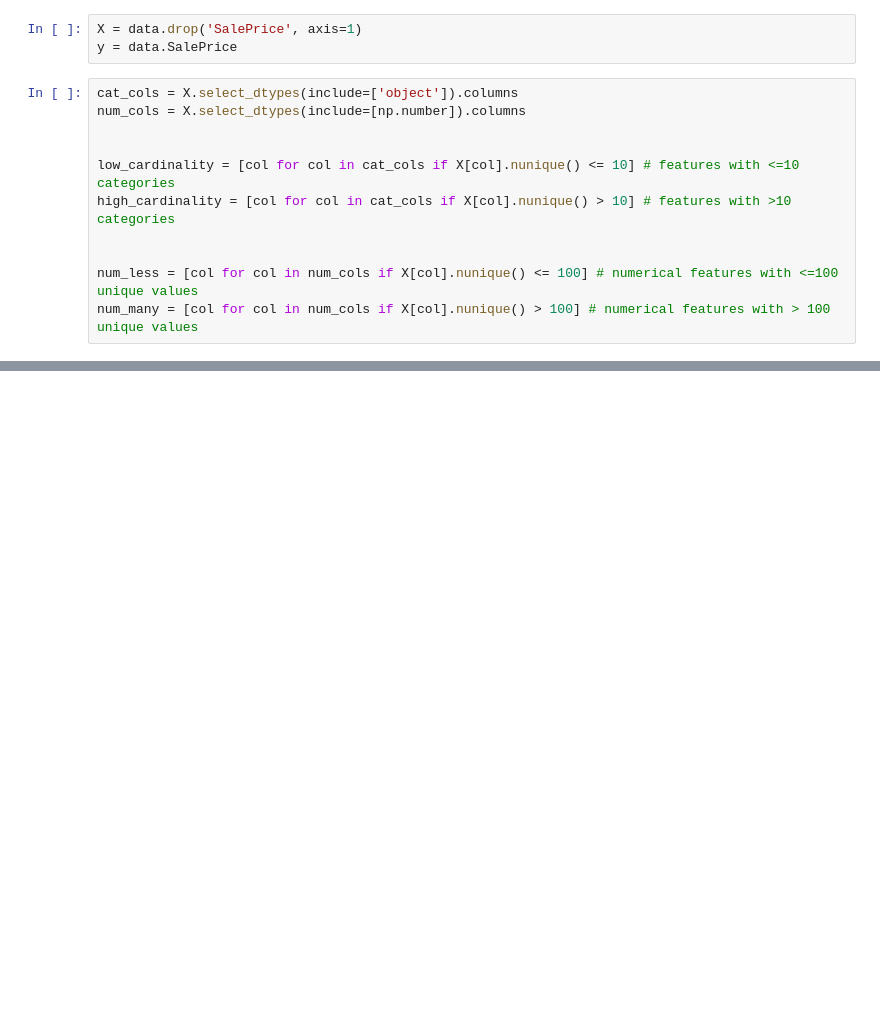
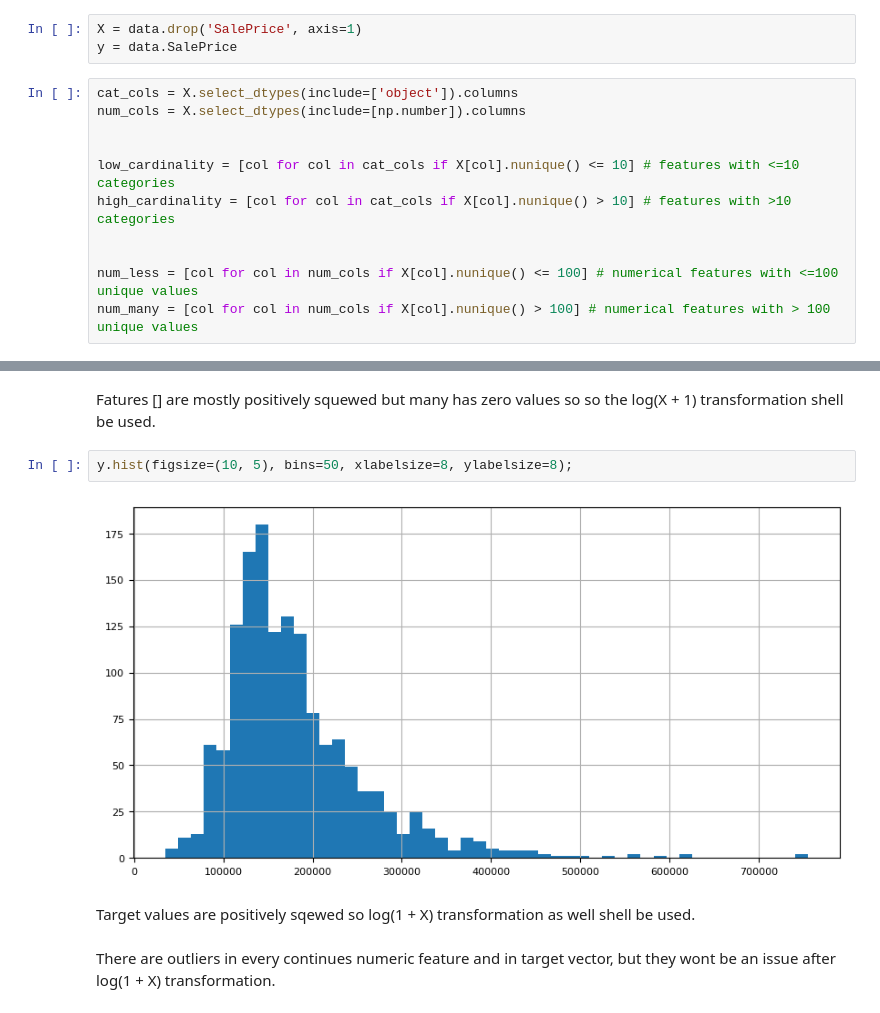
Before and after one commit to nikolaj278/house-prices-prediction, a Jupyter notebook: notebooks/house_prices_prediction.ipynb, the cells around one changed output, grey strips where cells are left out. Drawn from its saved outputs; the diff is of its cells as text; blank space fills up the shorter version.

Commit message:
Explored: feature and target distributions

```diff
--- a/notebooks/house_prices_prediction.ipynb
+++ b/notebooks/house_prices_prediction.ipynb
@@ -62,0 +90,10 @@ num_many = [col for col in num_cols if X[col].nunique() > 100] # numerical featu
+# %% [markdown]
+Fatures [] are mostly positively squewed but many has zero values so so the log(X + 1) transformation shell be used.
+# %%
+y.hist(figsize=(10, 5), bins=50, xlabelsize=8, ylabelsize=8);
+# %% [output]
+[figure, added]
+# %% [markdown]
+Target values are positively sqewed so log(1 + X) transformation as well shell be used.
+# %% [markdown]
+There are outliers in every continues numeric feature and in target vector, but they wont be an issue after log(1 + X) transformation.
```
Also changed, not shown: parts of 7 cells of this notebook.
